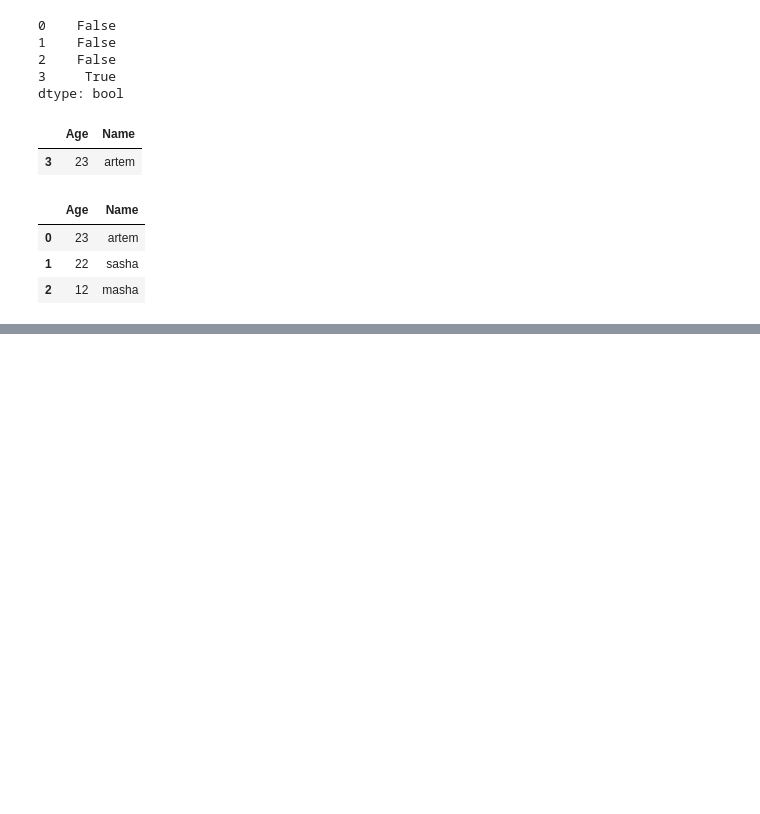
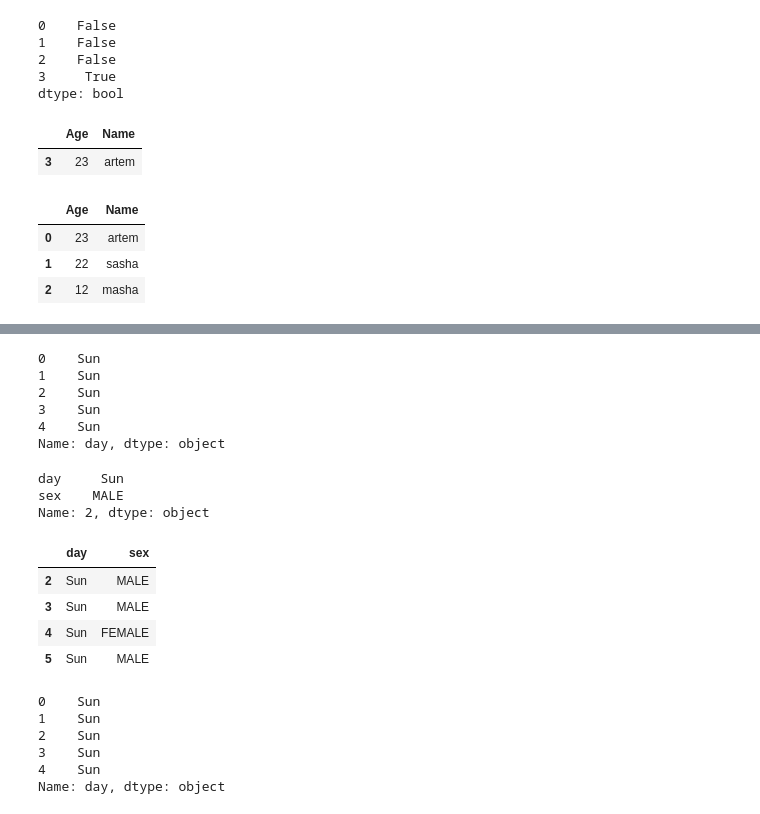
Before and after one commit to shkolovy/machine-learning-t1, a Jupyter notebook: tips.ipynb, the cells around one changed output, grey strips where cells are left out. Cells and saved outputs as stored; diff of their text form; code cells hidden in the pictures; blank space fills up the shorter version.

```diff
--- a/tips.ipynb
+++ b/tips.ipynb
@@ -291,0 +346,36 @@ df_with_dublicates.drop_duplicates()
+# %%
+# all rows, 'day' col
+df.loc[:, "day"].head()
+# %% [output]
+0    Sun
+1    Sun
+2    Sun
+3    Sun
+4    Sun
+Name: day, dtype: object
+# %%
+# second row, day and sex cols
+df.loc[2, ["day", "sex"]]
+# %% [output]
+day     Sun
+sex    MALE
+Name: 2, dtype: object
+# %%
+# from 2 to 5 rows, day and sex cols
+df.loc[2:5, ["day", "sex"]]
+# %% [output]
+|  | day | sex |
+| 2 | Sun | MALE |
+| 3 | Sun | MALE |
+| 4 | Sun | FEMALE |
+| 5 | Sun | MALE |
+# %%
+# all rows where time contains "in", display only day col
+df.loc[df["time"].str.contains("in"), "day"].head()
+# %% [output]
+0    Sun
+1    Sun
+2    Sun
+3    Sun
+4    Sun
+Name: day, dtype: object
```
Also changed, not shown: parts of 7 cells of this notebook.
